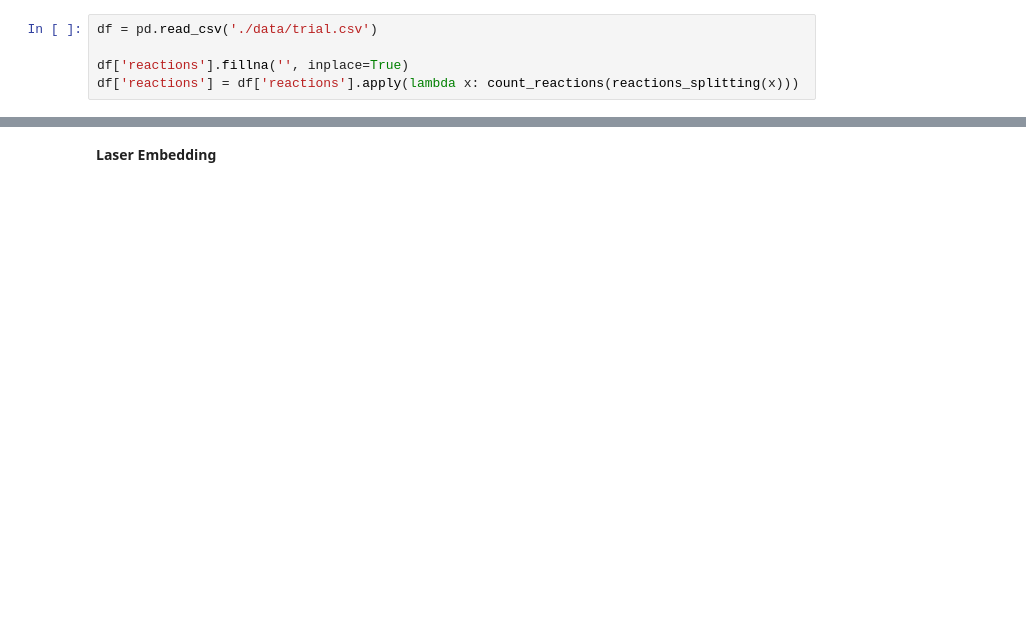
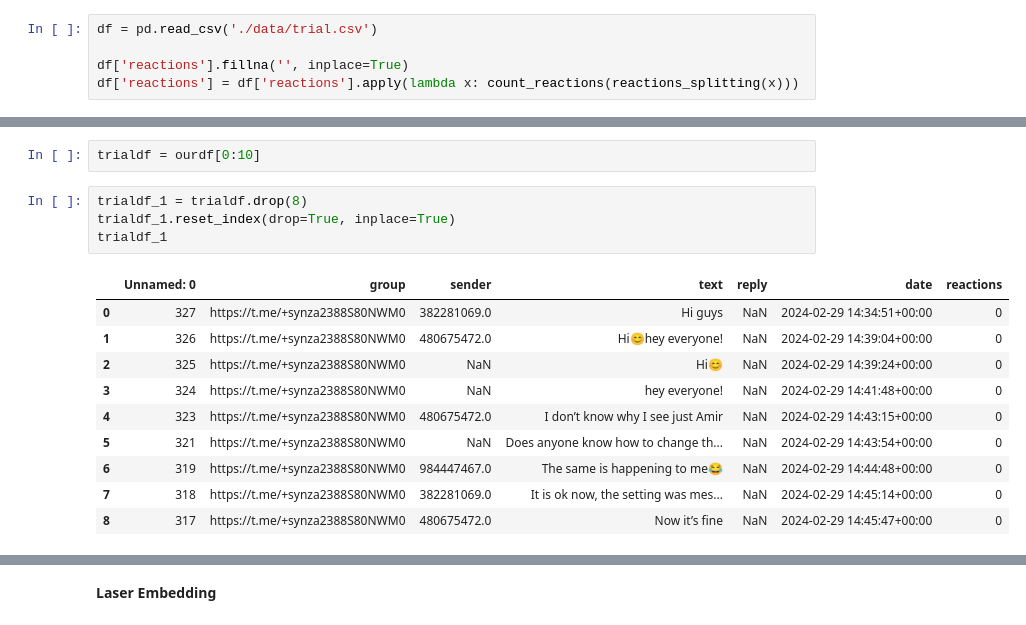
Before and after one commit to amirmosio/telegram-event-detection, a Jupyter notebook: Plotting_data.ipynb, the cells around one changed output, grey strips where cells are left out. Saved outputs shown, nothing was run; the diff lists cells and outputs as text; blank space fills up the shorter version.

```diff
--- a/Plotting_data.ipynb
+++ b/Plotting_data.ipynb
@@ -77,0 +140,17 @@ ourdf = df.loc[df['group'] == ourgroup]
+# %%
+trialdf = ourdf[0:10]
+# %%
+trialdf_1 = trialdf.drop(8)
+trialdf_1.reset_index(drop=True, inplace=True)
+trialdf_1
+# %% [output]
+|  | Unnamed: 0 | group | sender | text | reply | date | reactions |
+| 0 | 327 | https://t.me/+synza2388S80NWM0 | 382281069.0 | Hi guys | NaN | 2024-02-29 14:34:51+00:00 | 0 |
+| 1 | 326 | https://t.me/+synza2388S80NWM0 | 480675472.0 | Hi😊hey everyone! | NaN | 2024-02-29 14:39:04+00:00 | 0 |
+| 2 | 325 | https://t.me/+synza2388S80NWM0 | NaN | Hi😊 | NaN | 2024-02-29 14:39:24+00:00 | 0 |
+| 3 | 324 | https://t.me/+synza2388S80NWM0 | NaN | hey everyone! | NaN | 2024-02-29 14:41:48+00:00 | 0 |
+| 4 | 323 | https://t.me/+synza2388S80NWM0 | 480675472.0 | I don’t know why I see just Amir | NaN | 2024-02-29 14:43:15+00:00 | 0 |
+| 5 | 321 | https://t.me/+synza2388S80NWM0 | NaN | Does anyone know how to change th... | NaN | 2024-02-29 14:43:54+00:00 | 0 |
+| 6 | 319 | https://t.me/+synza2388S80NWM0 | 984447467.0 | The same is happening to me😂 | NaN | 2024-02-29 14:44:48+00:00 | 0 |
+| 7 | 318 | https://t.me/+synza2388S80NWM0 | 382281069.0 | It is ok now, the setting was mes... | NaN | 2024-02-29 14:45:14+00:00 | 0 |
+| 8 | 317 | https://t.me/+synza2388S80NWM0 | 480675472.0 | Now it’s fine | NaN | 2024-02-29 14:45:47+00:00 | 0 |
```
Also changed, not shown: parts of 22 cells of this notebook.
